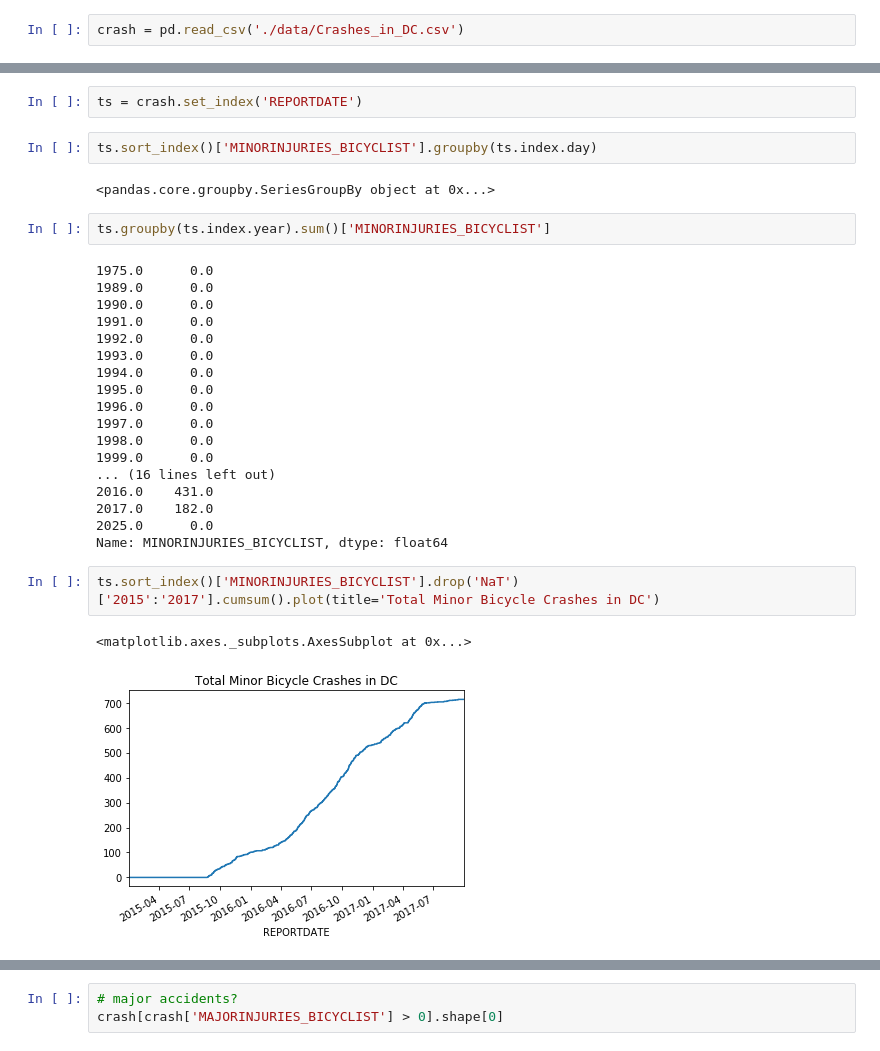
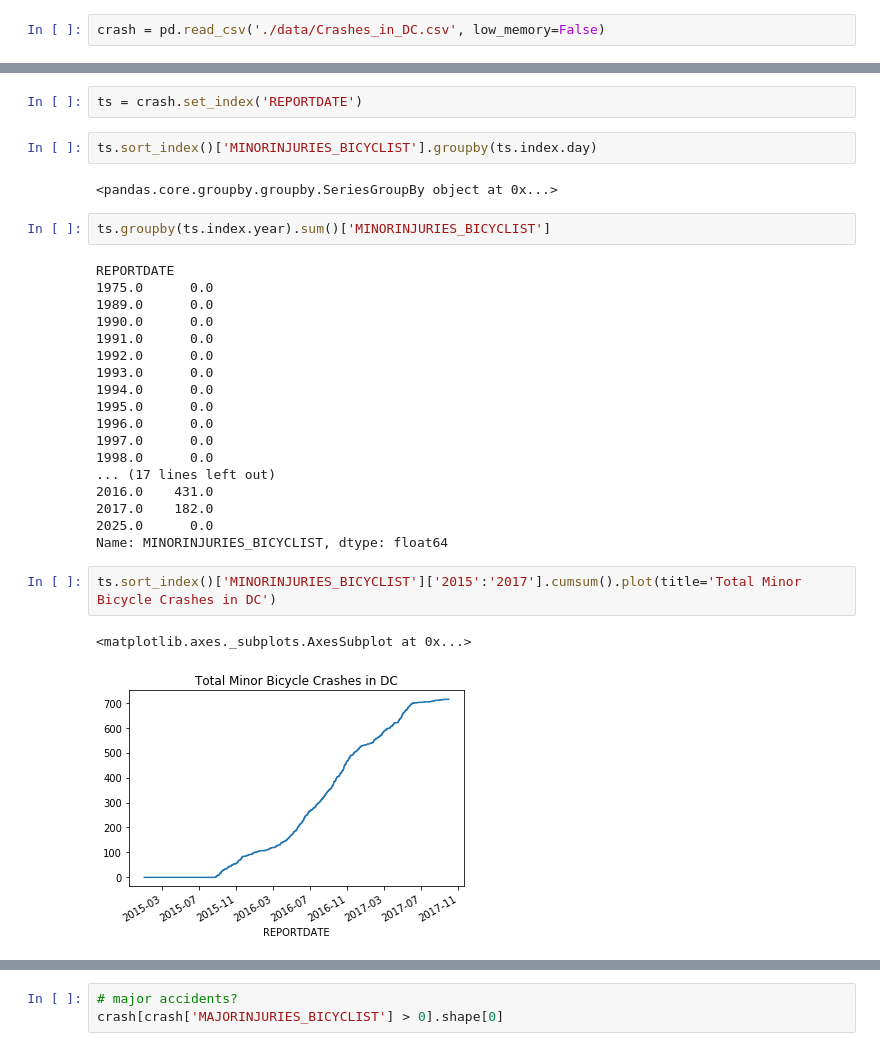
Before and after one commit to josephofiowa/dc-bike-crash-analysis, a Jupyter notebook: bicycle-crash-analysis.ipynb, the cells around one changed output, grey strips where cells are left out. Cells and saved outputs as stored; diff of their text form.

Commit message:
updated for pandas 0.21

```diff
--- a/bicycle-crash-analysis.ipynb
+++ b/bicycle-crash-analysis.ipynb
@@ -4,7 +5,7 @@ import pandas as pd
 import matplotlib.pyplot as plt
 %matplotlib inline
 # %%
-crash = pd.read_csv('./data/Crashes_in_DC.csv')
+crash = pd.read_csv('./data/Crashes_in_DC.csv', low_memory=False)
 # %%
 crash.head()
 # %% [output]
@@ -40,10 +41,11 @@ ts = crash.set_index('REPORTDATE')
 # %%
 ts.sort_index()['MINORINJURIES_BICYCLIST'].groupby(ts.index.day)
 # %% [output]
-<pandas.core.groupby.SeriesGroupBy object at 0x...>
+<pandas.core.groupby.groupby.SeriesGroupBy object at 0x...>
 # %%
 ts.groupby(ts.index.year).sum()['MINORINJURIES_BICYCLIST']
 # %% [output]
+REPORTDATE
 1975.0      0.0
 1989.0      0.0
 1990.0      0.0
@@ -55,15 +57,14 @@ ts.groupby(ts.index.year).sum()['MINORINJURIES_BICYCLIST']
 1996.0      0.0
 1997.0      0.0
 1998.0      0.0
-1999.0      0.0
-... (16 lines left out)
+... (17 lines left out)
 2016.0    431.0
 2017.0    182.0
 2025.0      0.0
 Name: MINORINJURIES_BICYCLIST, dtype: float64
 # %%
-ts.sort_index()['MINORINJURIES_BICYCLIST'].drop('NaT')['2015':'2017'].cumsum().plot(title='Total Minor Bicycle Crashes in DC')
+ts.sort_index()['MINORINJURIES_BICYCLIST']['2015':'2017'].cumsum().plot(title='Total Minor Bicycle Crashes in DC')
 # %% [output]
 <matplotlib.axes._subplots.AxesSubplot at 0x...>
-[figure, old version]
+[figure, new version]
 # %%
```
Also changed, not shown: parts of 57 cells of this notebook.
